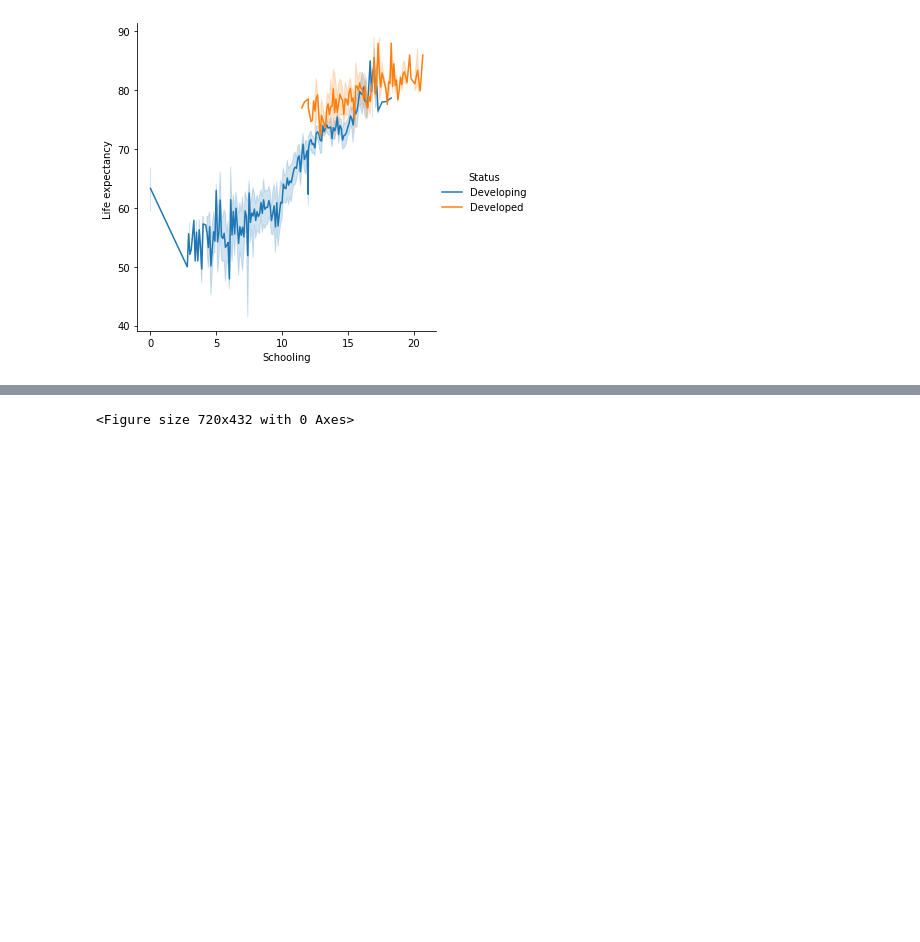
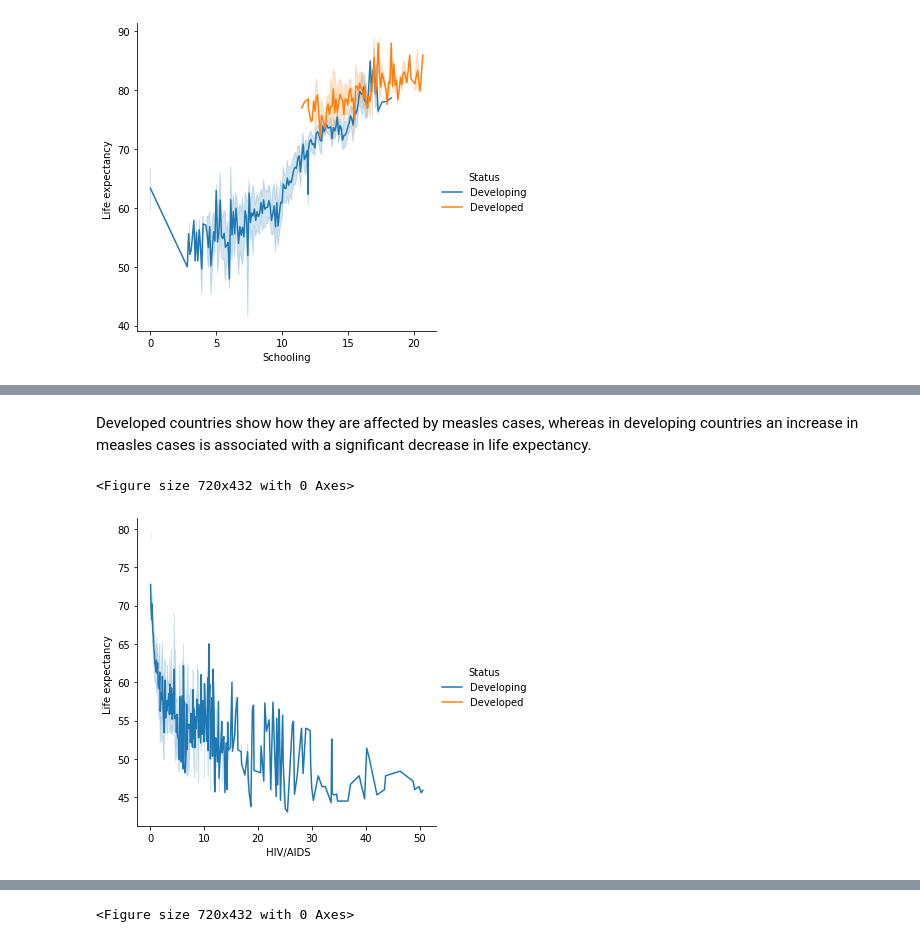
Before and after one commit to srodriguez252/Life-Expectancy, a Jupyter notebook: life_expectancy.ipynb, the cells around one changed output, grey strips where cells are left out. Saved outputs shown, nothing was run; the diff lists cells and outputs as text; code cells hidden in the pictures; blank space fills up the shorter version.

```diff
--- a/life_expectancy.ipynb
+++ b/life_expectancy.ipynb
@@ -368,0 +392,11 @@ plt.show()
+# %% [markdown]
+Developed countries show how they are affected by measles cases, whereas in developing countries an increase in measles cases is associated with a significant decrease in life expectancy.
+# %%
+#Plot showing the relationship between life expectancy, HIV/AIDS and status
+plt.figure(figsize=(10, 6))
+sns.relplot(data=plot_df, kind="line",x=" HIV/AIDS", y="Life expectancy ", hue="Status",)
+
+plt.show()
+# %% [output]
+<Figure size 720x432 with 0 Axes>
+[figure, added]
```
Also changed, not shown: parts of 43 cells of this notebook.
